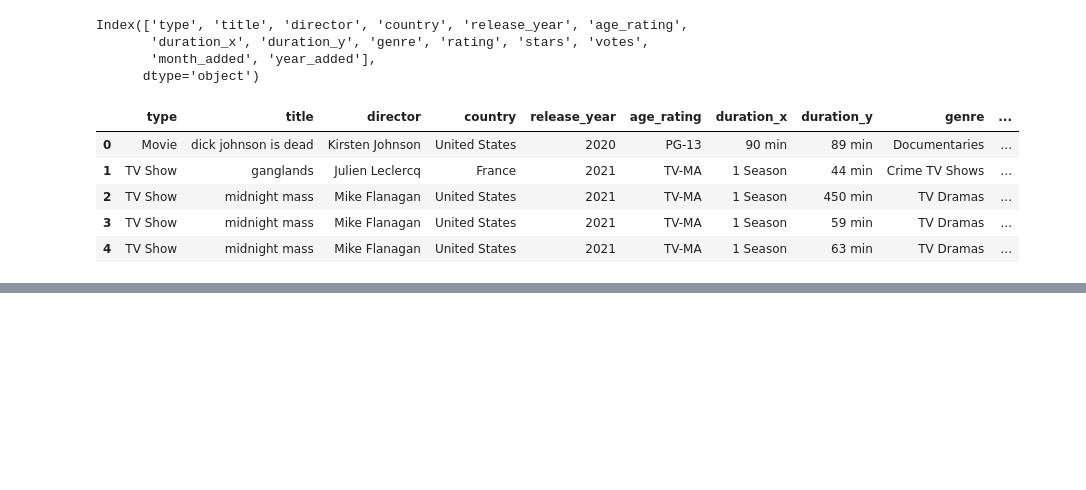
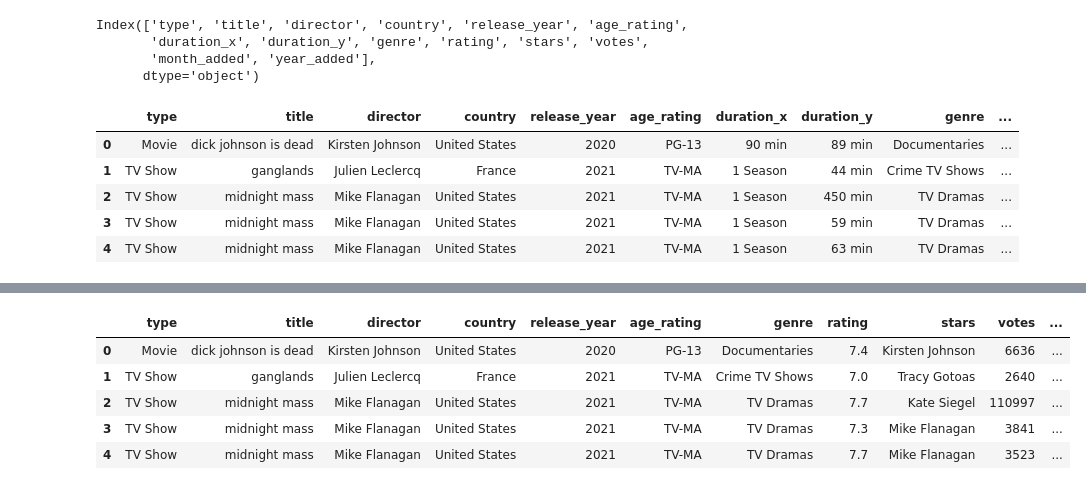
Before and after one commit to Maleni86/Modulo-4_Proyecto-Tableau_Maria_Maleni, a Jupyter notebook: exploracion_limpieza.ipynb, the cells around one changed output, grey strips where cells are left out. Saved outputs shown, nothing was run; the diff lists cells and outputs as text; code cells hidden in the pictures; blank space fills up the shorter version.

```diff
--- a/exploracion_limpieza.ipynb
+++ b/exploracion_limpieza.ipynb
@@ -728,0 +838,4 @@ df_final.head()
+# %%
+# Crear season_count: si duration menciona season, extrae número, si no, pone 0
+df_final['seasons'] = df_final['duration_x'].apply(
+    lambda x: int(x.split()[0]) if isinstance(x, str) and 'season' in x.lower() else 0)
@@ -728,0 +862,3 @@ df_final.head()
+# %%
+# Eliminar la columna original duration_x
+df_final = df_final.drop(columns=['duration_x'])
@@ -728,0 +869,3 @@ df_final.head()
+# %%
+# Eliminar la columna original duration
+df_final = df_final.drop(columns=['duration_y'])
@@ -728,0 +900,3 @@ df_final.head()
+# %%
+# Columna rating: sustituimos nulos por 0
+df_final['rating'] = df_final['rating'].fillna(0)
@@ -728,0 +922,9 @@ df_final.head()
+# %%
+df_final.head()
+# %% [output]
+|  | type | title | director | country | release_year | age_rating | genre | rating | stars | votes | ... |
+| 0 | Movie | dick johnson is dead | Kirsten Johnson | United States | 2020 | PG-13 | Documentaries | 7.4 | Kirsten Johnson | 6636 | ... |
+| 1 | TV Show | ganglands | Julien Leclercq | France | 2021 | TV-MA | Crime TV Shows | 7.0 | Tracy Gotoas | 2640 | ... |
+| 2 | TV Show | midnight mass | Mike Flanagan | United States | 2021 | TV-MA | TV Dramas | 7.7 | Kate Siegel | 110997 | ... |
+| 3 | TV Show | midnight mass | Mike Flanagan | United States | 2021 | TV-MA | TV Dramas | 7.3 | Mike Flanagan | 3841 | ... |
+| 4 | TV Show | midnight mass | Mike Flanagan | United States | 2021 | TV-MA | TV Dramas | 7.7 | Mike Flanagan | 3523 | ... |
```
Also changed, not shown: parts of 30 cells of this notebook, 4 other files.
